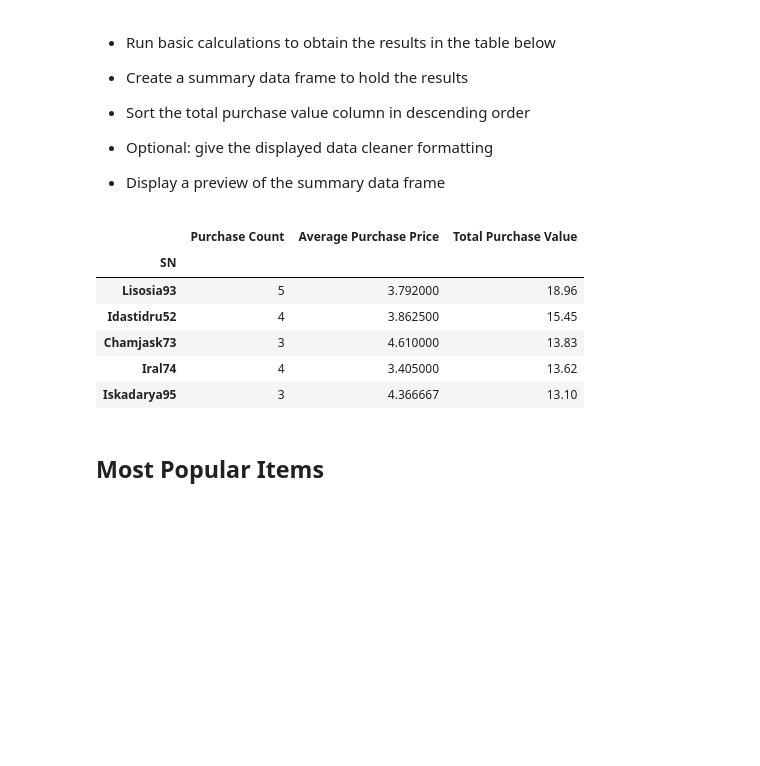
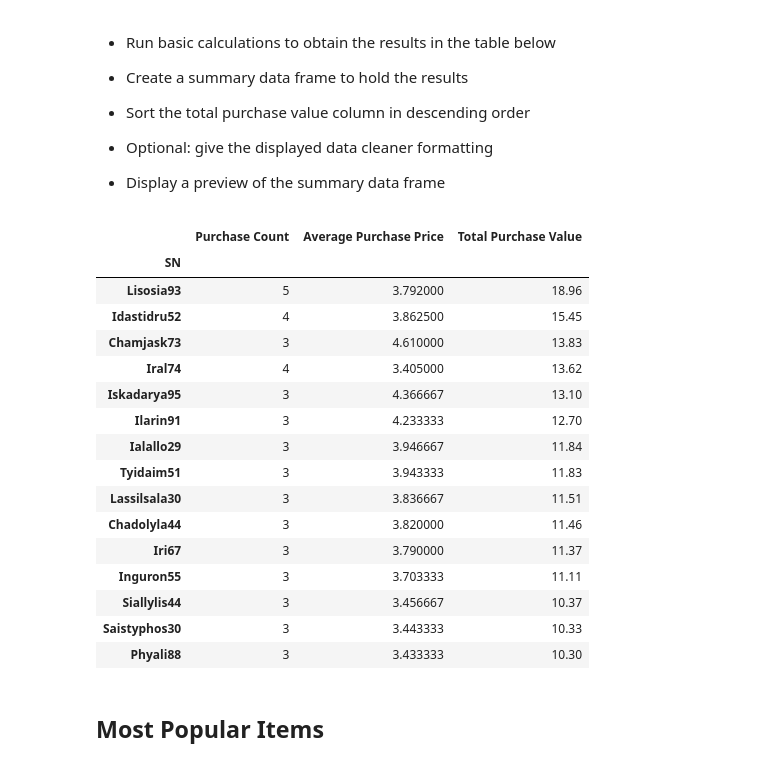
Before and after one commit to Boyder3113/Pandas, a Jupyter notebook: HeroesOfPymoli/HeroesOfPymoli_starter.ipynb, the cells around one changed output. Drawn from its saved outputs; the diff is of its cells as text; code cells hidden in the pictures; blank space fills up the shorter version.

```diff
--- a/HeroesOfPymoli/HeroesOfPymoli_starter.ipynb
+++ b/HeroesOfPymoli/HeroesOfPymoli_starter.ipynb
@@ -289,32 +292,42 @@ age_purchase_demo_df.head()
 # %%
 #group original DF by 'SN'
 top_spenders = purchase_data.groupby('SN')
 
 #get count of purchases by sn
 sn_purchase_count = top_spenders["Purchase ID"].count()
 
 #calculate average purchase by sn
 sn_avg_price = top_spenders["Price"].mean()
 
 #calculate purchase total by sn
 sn_purchase_total = top_spenders["Price"].sum()
 
 #create new dataframe with above data
 top_spenders_df = pd.DataFrame({"Purchase Count": sn_purchase_count,
                                "Average Purchase Price":sn_avg_price,
                                "Total Purchase Value": sn_purchase_total})
 
 #add sort to get highest purchase count first
 top_spenders_sorted_df = top_spenders_df.sort_values(["Total Purchase Value"],ascending=False)
-top_spenders_sorted_df.head()
+top_spenders_sorted_df.head(15)
 # %% [output]
 |  | Purchase Count | Average Purchase Price | Total Purchase Value |
 | SN |  |  |  |
 | Lisosia93 | 5 | 3.792000 | 18.96 |
 | Idastidru52 | 4 | 3.862500 | 15.45 |
 | Chamjask73 | 3 | 4.610000 | 13.83 |
 | Iral74 | 4 | 3.405000 | 13.62 |
 | Iskadarya95 | 3 | 4.366667 | 13.10 |
+| Ilarin91 | 3 | 4.233333 | 12.70 |
+| Ialallo29 | 3 | 3.946667 | 11.84 |
+| Tyidaim51 | 3 | 3.943333 | 11.83 |
+| Lassilsala30 | 3 | 3.836667 | 11.51 |
+| Chadolyla44 | 3 | 3.820000 | 11.46 |
+| Iri67 | 3 | 3.790000 | 11.37 |
+| Inguron55 | 3 | 3.703333 | 11.11 |
+| Siallylis44 | 3 | 3.456667 | 10.37 |
+| Saistyphos30 | 3 | 3.443333 | 10.33 |
+| Phyali88 | 3 | 3.433333 | 10.30 |
 # %% [markdown]
 ## Most Popular Items
 # %% [markdown]
```
Also changed, not shown: parts of 1 cell of this notebook, 1 other file.
